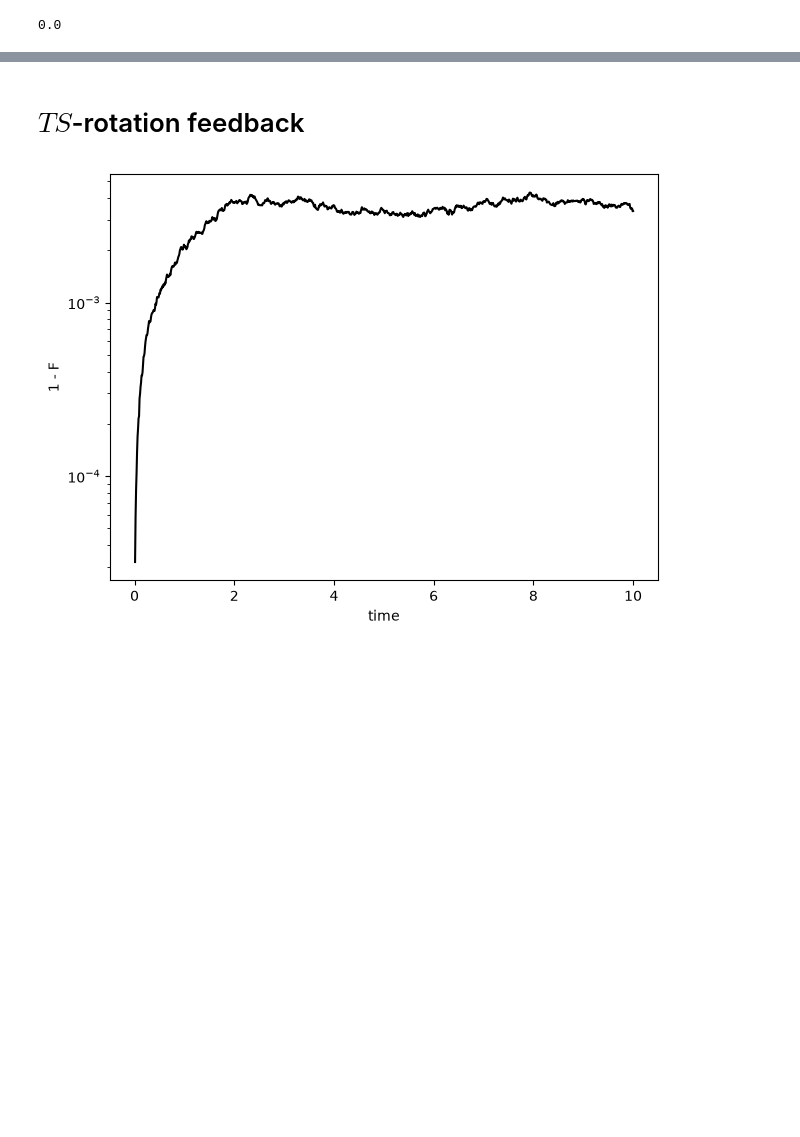
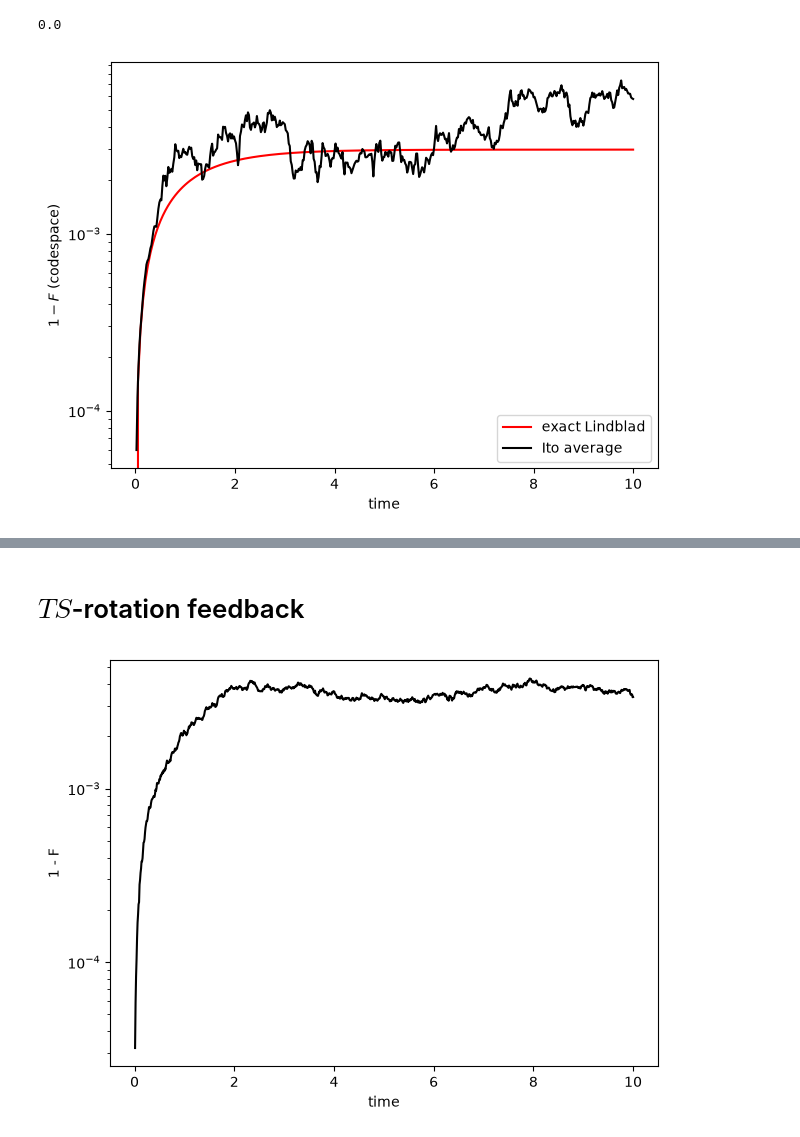
Before and after one commit to aaronuv/db-qec, a Jupyter notebook: examples/simulations.ipynb, the cells around one changed output, grey strips where cells are left out. Cells and saved outputs as stored; diff of their text form; code cells hidden in the pictures; blank space fills up the shorter version.

```diff
--- a/examples/simulations.ipynb
+++ b/examples/simulations.ipynb
@@ -20,7 +21,7 @@ from tools import (
 # %%
 @partial(jit, static_argnames=("n_steps",))
 def run(rho0, key, n_steps, pack_error, pack_ec, gamma_error, gamma_ec, Omega1, Omega2, dt):
-    return run_trajectories_ito(
+    return run_trajectories_ito_nomonitor(
         rho0, key, n_steps,
         pack_error, pack_ec,
         gamma_error, gamma_ec,
@@ -137,3 +138,83 @@ plt.show()
 float(jnp.max(jnp.abs(1 - mean_F)))
 # %% [output]
 0.0
+# %%
+def J_corr(Rop, gammaC, lam):
+    return gammaC * (P_C @ Rop + lam * Rop @ P_C @ Rop)
+# %%
+# Exact Lindblad vs Ito stochastic average — same params, expanded jumps {I, X1, X2, X3}
+import dynamiqs as dq
+
+n = 3
+N = 2**n
+T = 10.0
+L = 500
+dt = T / L
+n_traj = 1000
+lamb = 1.0
+gamma_E = 1e-3
+gamma_C = 1.0
+
+gamma_error = gamma_E * jnp.array([1.0, 1.0, 1.0], dtype=jnp.float64)
+gamma_ec = gamma_C * jnp.array([1.0, 1.0, 1.0, 1.0], dtype=jnp.float64)
+
+X1 = jnp.kron(jnp.kron(X, I), I)
+X2 = jnp.kron(jnp.kron(I, X), I)
+X3 = jnp.kron(jnp.kron(I, I), X)
+Id3 = jnp.eye(N, dtype=jnp.complex128)
+
+e000 = jnp.zeros((N,), dtype=jnp.complex128).at[0].set(1.0)
+e111 = jnp.zeros((N,), dtype=jnp.complex128).at[-1].set(1.0)
+PQ = e000[:, None] * jnp.conj(e000)[None, :] + e111[:, None] * jnp.conj(e111)[None, :]
+
+R = jnp.stack([Id3, X1, X2, X3], axis=0)
+PQ_rep = jnp.broadcast_to(PQ, (R.shape[0], N, N))
+C_error = jnp.stack([X1, X2, X3], axis=0)
+C_ec = 0.5 * antibracket(PQ_rep, R) + lamb * jnp.matmul(R, jnp.matmul(PQ_rep, R))
+
+pack_error = channel_pack(C_error)
+pack_ec = channel_pack(C_ec)
+Omega1, Omega2 = build_omega_luispe(PQ, R, C_ec, gamma_ec)
+
+P0 = e000[:, None] * jnp.conj(e000)[None, :]
+rho0 = jnp.broadcast_to(P0[None, :, :], (n_traj, N, N))
+
+key = random.PRNGKey(0)
+rho_all = run(rho0, key, L, pack_error, pack_ec, gamma_error, gamma_ec, Omega1, Omega2, dt)
+rho_all.block_until_ready()
+F_stoch = jnp.mean(jnp.real(jnp.einsum("stij,ji->st", rho_all, PQ)), axis=1)
+times = dt * jnp.arange(1, L + 1)
+
+# Unconditional Lindblad: L^E = √γ_E X_i and J_s = √γ_C (P_C R + λ R P_C R)
+X1_dq = dq.tensor(dq.sigmax(), dq.eye(2), dq.eye(2))
+X2_dq = dq.tensor(dq.eye(2), dq.sigmax(), dq.eye(2))
+X3_dq = dq.tensor(dq.eye(2), dq.eye(2), dq.sigmax())
+Id_dq = dq.tensor(dq.eye(2), dq.eye(2), dq.eye(2))
+ket000 = dq.tensor(dq.basis(2, 0), dq.basis(2, 0), dq.basis(2, 0))
+ket111 = dq.tensor(dq.basis(2, 1), dq.basis(2, 1), dq.basis(2, 1))
+P_C = ket000.proj() + ket111.proj()
+
+
+jump_ops = [
+    jnp.sqrt(gamma_E) * X1_dq,
+    jnp.sqrt(gamma_E) * X2_dq,
+    jnp.sqrt(gamma_E) * X3_dq,
+    J_corr(Id_dq, gamma_C, lamb),
+    J_corr(X1_dq, gamma_C, lamb),
+    J_corr(X2_dq, gamma_C, lamb),
+    J_corr(X3_dq, gamma_C, lamb),
+]
+tsave = jnp.linspace(0.0, T, 201)
+result = dq.mesolve(0 * Id_dq, jump_ops, ket000, tsave, exp_ops=[P_C])
+F_exact = jnp.real(result.expects[0])
+
+plt.figure()
+plt.semilogy(tsave, 1.0 - jnp.abs(F_exact), "r", label="exact Lindblad")
+plt.semilogy(times, 1.0 - jnp.abs(F_stoch), "k", label="Ito average")
+plt.xlabel("time")
+plt.ylabel(r"$1-F$ (codespace)")
+plt.legend()
+plt.tight_layout()
+plt.show()
+# %% [output]
+[figure, added]
```
Also changed, not shown: parts of 4 cells of this notebook, 12 other files.
